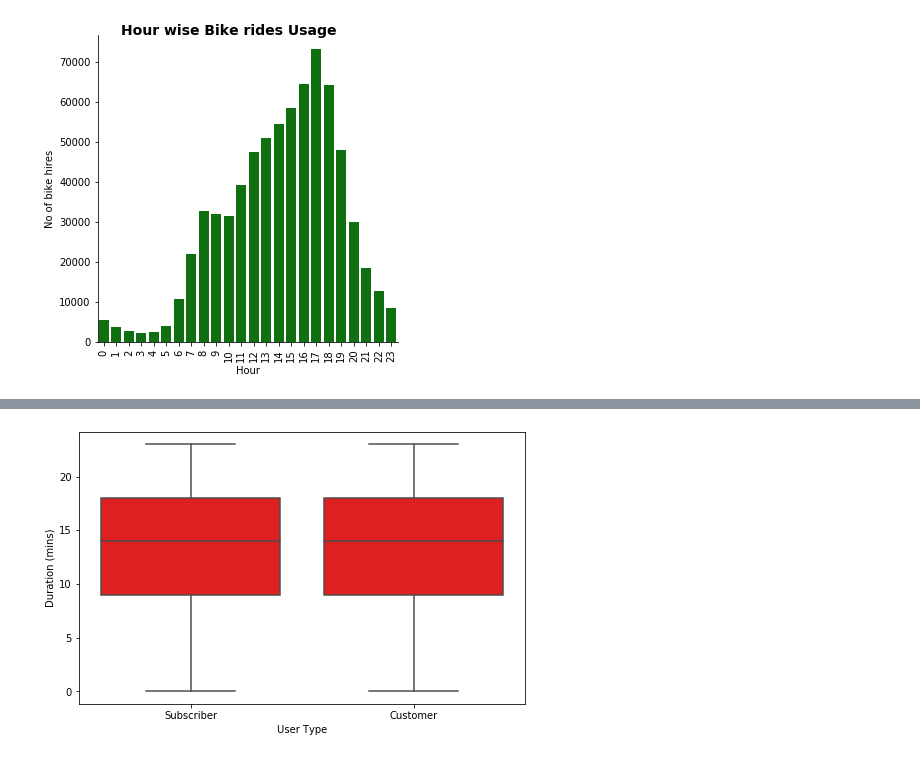
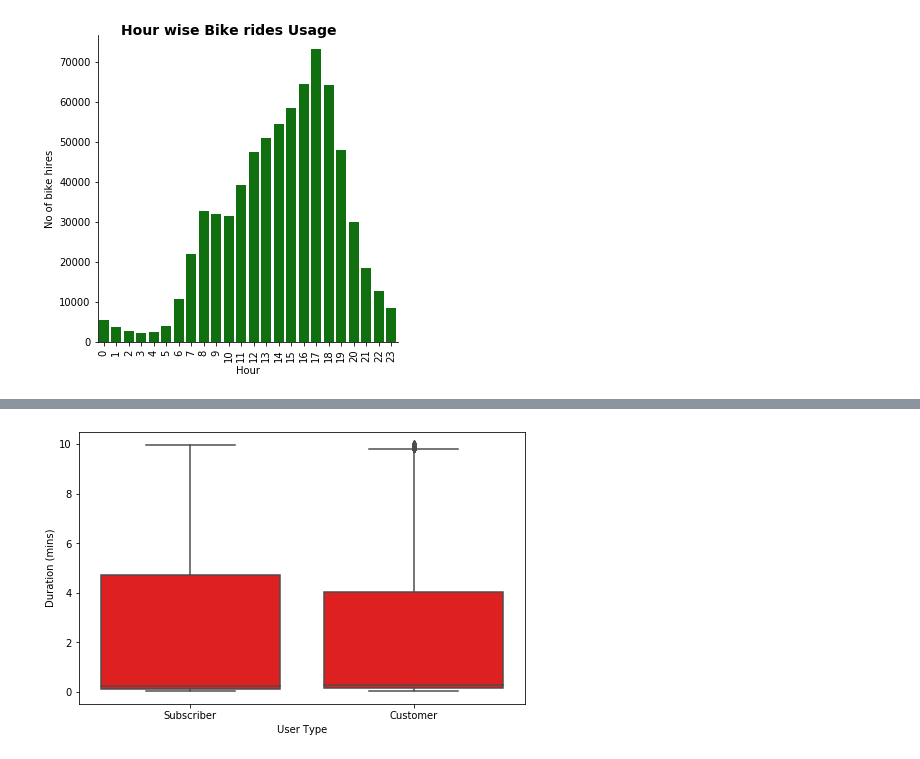
Before and after one commit to anandsimer/Communicate-Data-Findings, a Jupyter notebook: slide_deck.ipynb, the cells around one changed output, grey strips where cells are left out. Drawn from its saved outputs; the diff is of its cells as text; code cells hidden in the pictures.

```diff
--- a/slide_deck.ipynb
+++ b/slide_deck.ipynb
@@ -88,10 +109,10 @@ plt.xticks(rotation = 90)
 # %%
 plt.figure(figsize = [8, 5])
 base_color = sb.color_palette()[1]
-sb.boxplot(data = bike_df.query('duration_sec < 5'), x = 'user_type', y = 'hour', color = 'red')
+sb.boxplot(data = bike_df.query('duration_mins < 10'), x = 'user_type', y = 'duration_mins', color = 'red')
 
 plt.xlabel('User Type')
 plt.ylabel('Duration (mins)')
 plt.show()
 # %% [output]
-[figure, old version]
+[figure, new version]
```
Also changed, not shown: parts of 12 cells of this notebook.
